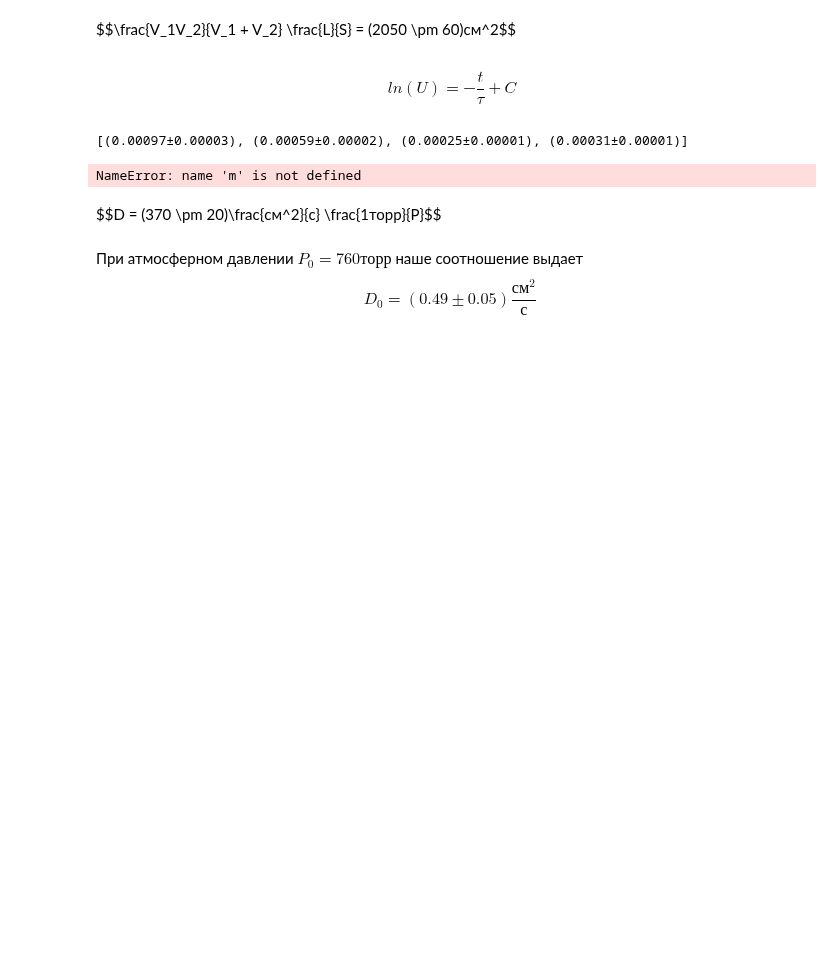
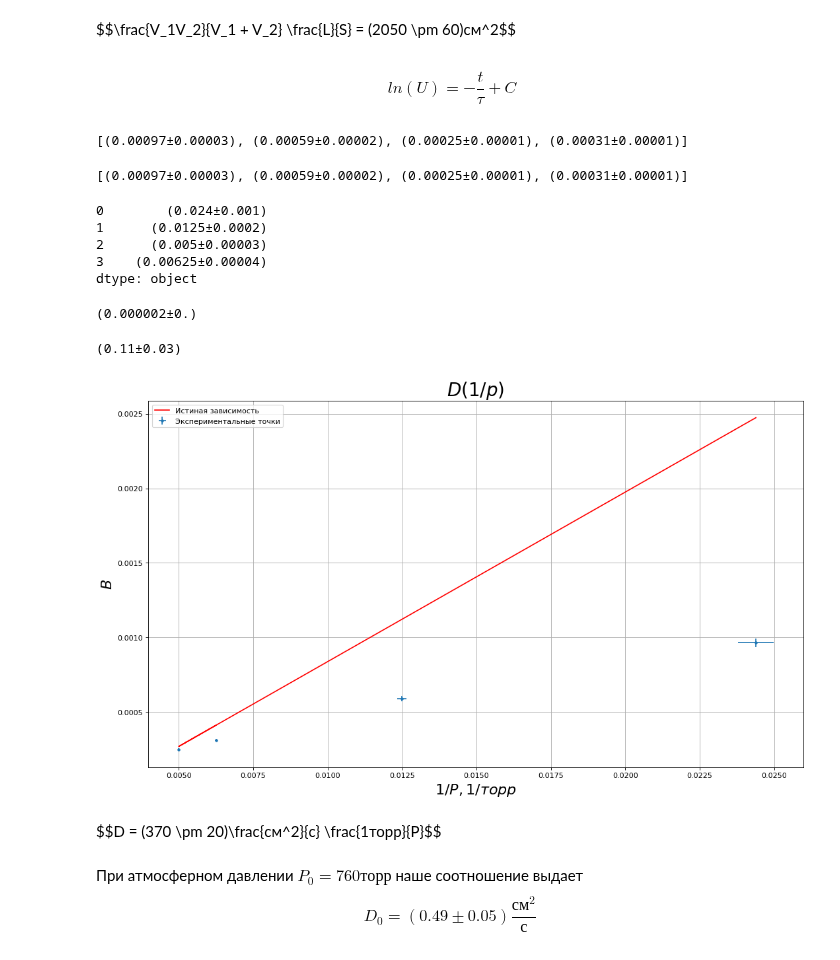
Before and after one commit to skolkovo-bba/labs3, a Jupyter notebook: 2.2.1/2.1.1наша.ipynb, the cells around one changed output. Drawn from its saved outputs; the diff is of its cells as text; code cells hidden in the pictures; blank space fills up the shorter version.

```diff
--- a/2.2.1/2.1.1наша.ipynb
+++ b/2.2.1/2.1.1наша.ipynb
@@ -135,24 +136,36 @@ D
 [(0.00097±0.00003), (0.00059±0.00002), (0.00025±0.00001), (0.00031±0.00001)]
 # %%
 P=pd.Series([41,80,200,160])
-p = P.agg(const_err(1))
+p = pd.Series([41,80,200,160]).agg(const_err(1))
 # %%
-m = 1 / P
+m = 1 / p
+D
+# %% [output]
+[(0.00097±0.00003), (0.00059±0.00002), (0.00025±0.00001), (0.00031±0.00001)]
+# %%
+m
+# %% [output]
+0        (0.024±0.001)
+1      (0.0125±0.0002)
+2      (0.005±0.00003)
+3    (0.00625±0.00004)
+dtype: object
 # %%
-m = pd.Series(m)
 D = pd.Series(D)
 k, b = hi2(m, D)
 plt.figure(figsize=(16, 9), dpi=80)
 plt.errorbar(x=m.agg(get_var), xerr=m.agg(get_err), y=D, yerr=D.agg(get_err), fmt='.', label='Экспериментальные точки')
 plt.plot(m.agg(get_var), line(m.agg(get_var), k, b), label="Истиная зависимость", color="red")
 plt.title(r"$D(1/p)$", fontsize=25)
 plt.xlabel(r"$ 1/P, 1/торр$", fontsize=20)
 plt.ylabel(r"$В$", fontsize=20)
 plt.grid(True)
 plt.legend()
 k
 # %% [output]
-NameError: name 'm' is not defined
+(0.000002±0.)
+(0.11±0.03)
+[figure, added]
 # %% [markdown]
 $$D = (370 \pm 20)\frac{см^2}{с} \frac{1торр}{P}\$$
 # %% [markdown]
```
Also changed, not shown: parts of 1 cell of this notebook, 1 other file.
